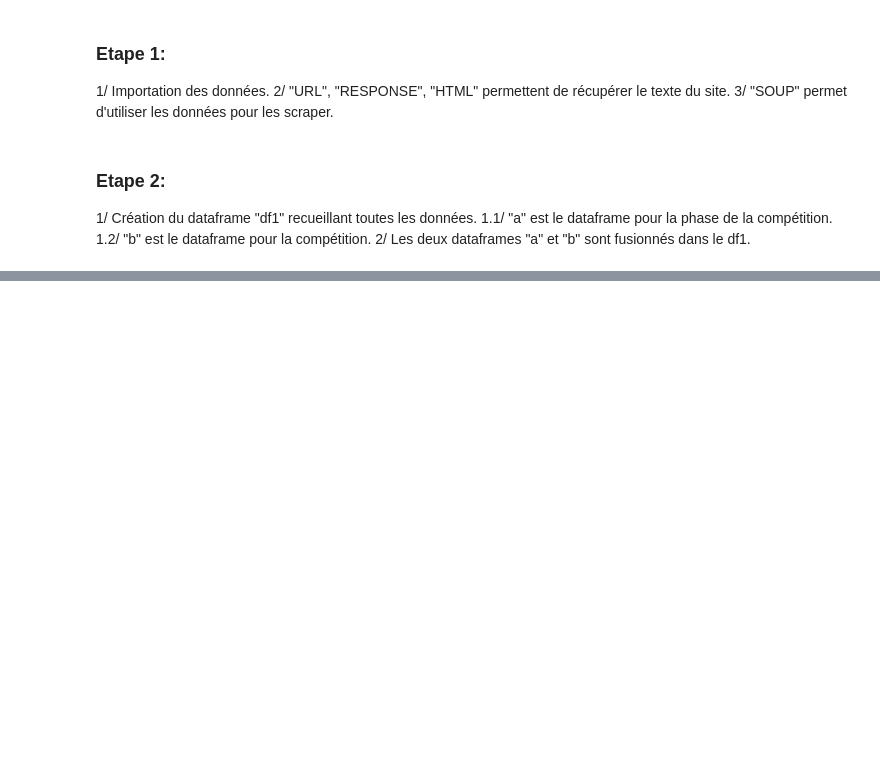
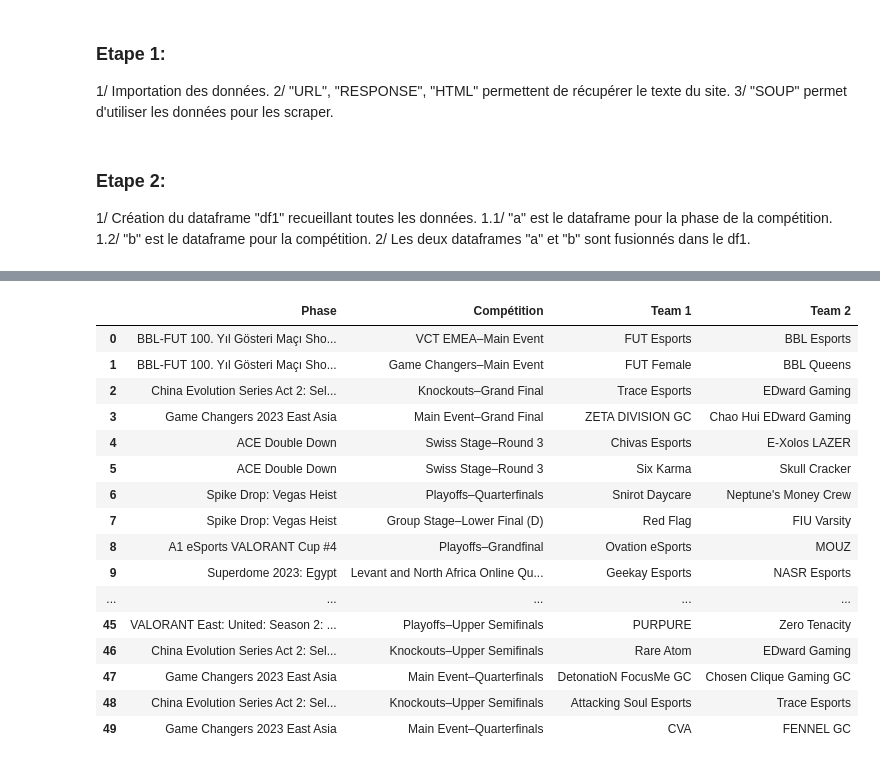
Before and after one commit to Finallo/Statoscop, a Jupyter notebook: test.ipynb, the cells around one changed output, grey strips where cells are left out. Saved outputs shown, nothing was run; the diff lists cells and outputs as text; code cells hidden in the pictures; blank space fills up the shorter version.

```diff
--- a/test.ipynb
+++ b/test.ipynb
@@ -42,24 +61,43 @@ df1 = b.join(a, how='inner')
 # %%
 df2 = pd.DataFrame()
 c = pd.DataFrame(columns=["Team 2"])
 d = pd.DataFrame(columns=["Team 1"])
 col = soup.find_all('div', class_='match-item-vs-team-name')
 for cols in col:
     texts = cols.find_all(string=True, recursive=True)
     text = texts[2].strip()
     text1 = texts[3].strip()
     d = d._append({'Team 1':text}, ignore_index=True)
     c = c._append({'Team 2':text1}, ignore_index=True)
 
 c = c.replace('', np.nan, regex=True)
 c = c.dropna()
 c = c.reset_index(drop=True)
 d = d.replace('', np.nan, regex=True)
 d = d.dropna()
 d = d.reset_index(drop=True)
 
 df2 = d.join(c, how='inner')
 df1 = df1.join(df2, how='inner')
+df1
+# %% [output]
+|  | Phase | Compétition | Team 1 | Team 2 |
+| 0 | BBL-FUT 100. Yıl Gösteri Maçı Sho... | VCT EMEA–Main Event | FUT Esports | BBL Esports |
+| 1 | BBL-FUT 100. Yıl Gösteri Maçı Sho... | Game Changers–Main Event | FUT Female | BBL Queens |
+| 2 | China Evolution Series Act 2: Sel... | Knockouts–Grand Final | Trace Esports | EDward Gaming |
+| 3 | Game Changers 2023 East Asia | Main Event–Grand Final | ZETA DIVISION GC | Chao Hui EDward Gaming |
+| 4 | ACE Double Down | Swiss Stage–Round 3 | Chivas Esports | E-Xolos LAZER |
+| 5 | ACE Double Down | Swiss Stage–Round 3 | Six Karma | Skull Cracker |
+| 6 | Spike Drop: Vegas Heist | Playoffs–Quarterfinals | Snirot Daycare | Neptune's Money Crew |
+| 7 | Spike Drop: Vegas Heist | Group Stage–Lower Final (D) | Red Flag | FIU Varsity |
+| 8 | A1 eSports VALORANT Cup #4 | Playoffs–Grandfinal | Ovation eSports | MOUZ |
+| 9 | Superdome 2023: Egypt | Levant and North Africa Online Qu... | Geekay Esports | NASR Esports |
+| ... | ... | ... | ... | ... |
+| 45 | VALORANT East: United: Season 2: ... | Playoffs–Upper Semifinals | PURPURE | Zero Tenacity |
+| 46 | China Evolution Series Act 2: Sel... | Knockouts–Upper Semifinals | Rare Atom | EDward Gaming |
+| 47 | Game Changers 2023 East Asia | Main Event–Quarterfinals | DetonatioN FocusMe GC | Chosen Clique Gaming GC |
+| 48 | China Evolution Series Act 2: Sel... | Knockouts–Upper Semifinals | Attacking Soul Esports | Trace Esports |
+| 49 | Game Changers 2023 East Asia | Main Event–Quarterfinals | CVA | FENNEL GC |
 # %%
 col = soup.find_all('div', class_='match-item-vs-team-score js-spoiler')
 df3 = pd.DataFrame()
```
Also changed, not shown: parts of 4 cells of this notebook, 2 other files.
